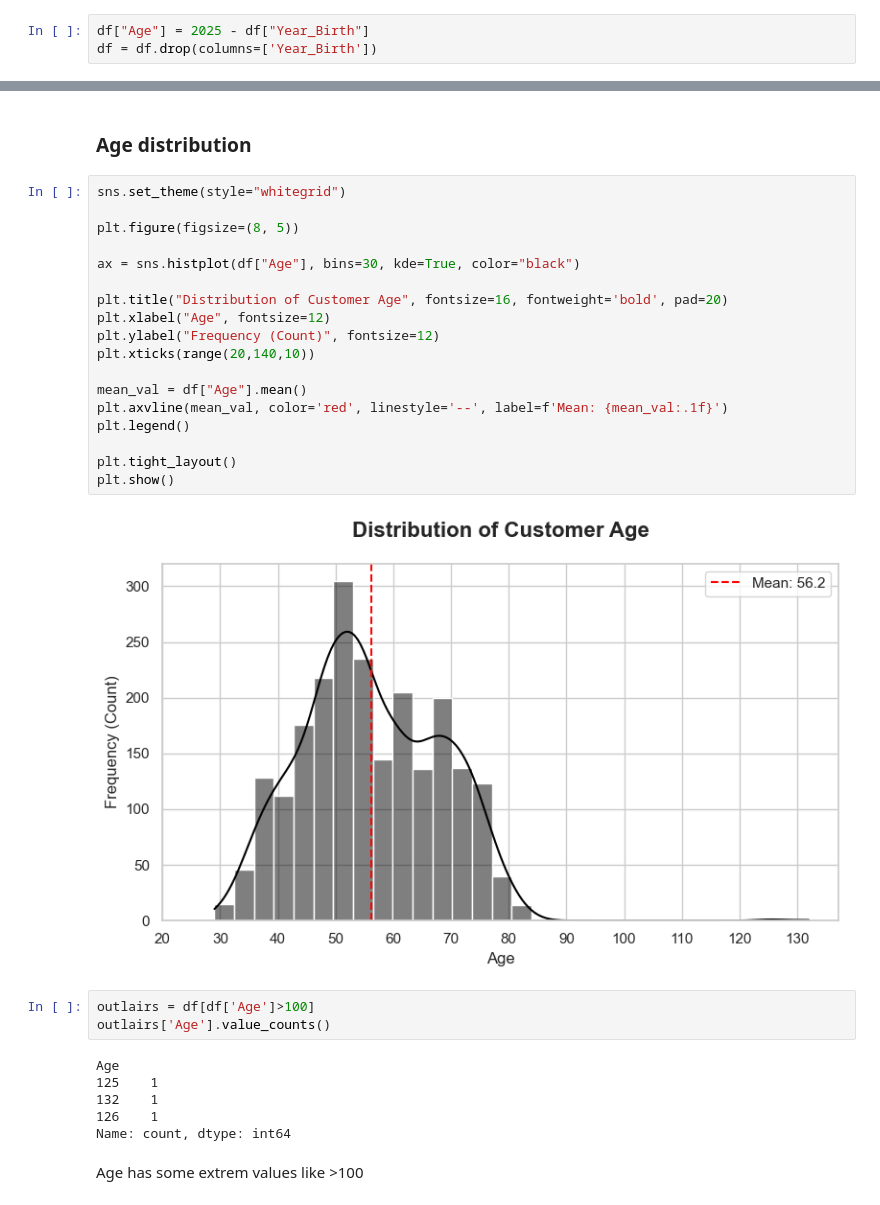
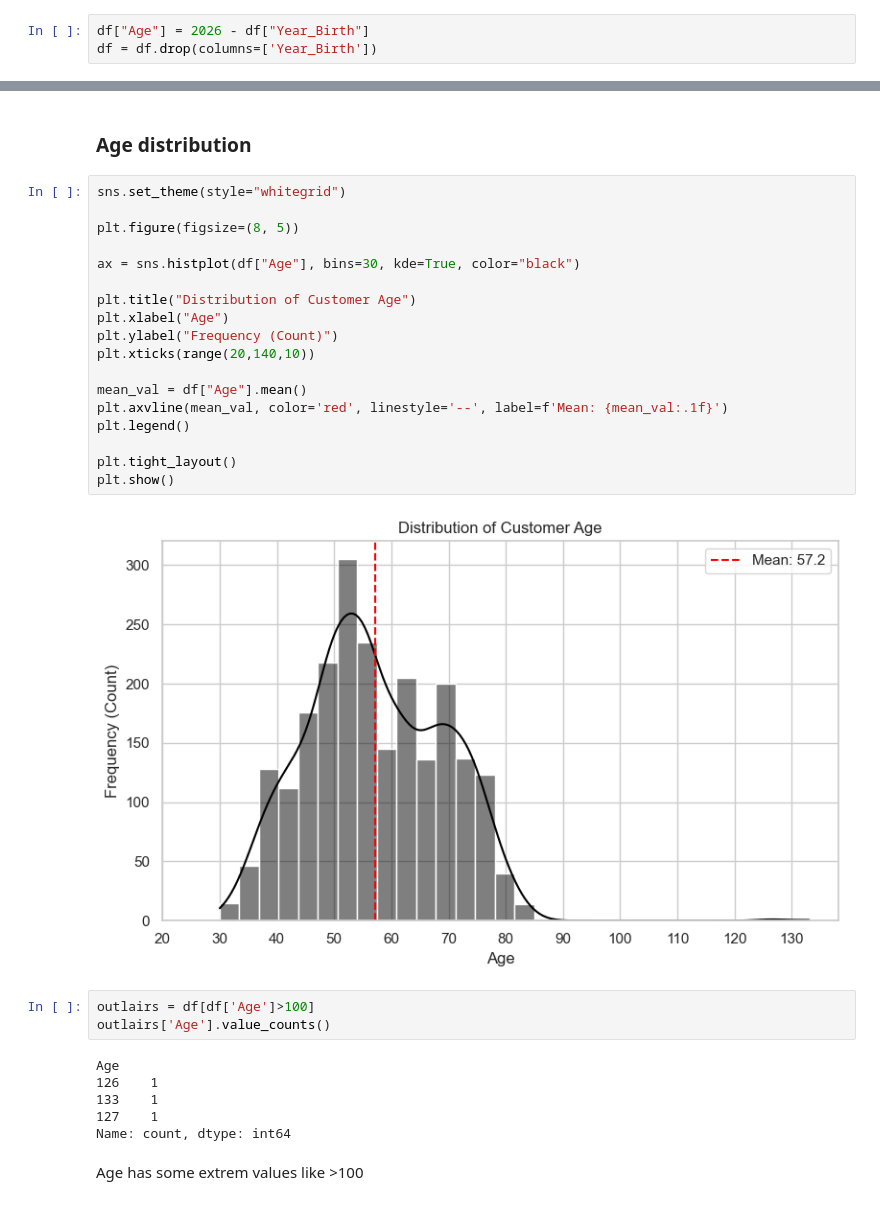
Before and after one commit to muhammedriswanp/customer-segmentation-clustering, a Jupyter notebook: notebooks/project_analysis.ipynb, the cells around one changed output, grey strips where cells are left out. Drawn from its saved outputs; the diff is of its cells as text.

```diff
--- a/notebooks/project_analysis.ipynb
+++ b/notebooks/project_analysis.ipynb
@@ -77,7 +128,7 @@ df.describe()
 | max | 11191.000000 | 1996.000000 | 666666.000000 | 2.000000 | 2.000000 | 99.000000 | 1493.000000 | 199.000000 | 1725.000000 | ... |
 8 rows × 26 columns
 # %%
-df["Age"] = 2025 - df["Year_Birth"]
+df["Age"] = 2026 - df["Year_Birth"]
 df = df.drop(columns=['Year_Birth'])
 # %% [markdown]
 Convert the year of born to Age
@@ -86,31 +137,31 @@ Convert the year of born to Age
 # %%
 sns.set_theme(style="whitegrid")
 
 plt.figure(figsize=(8, 5))
 
 ax = sns.histplot(df["Age"], bins=30, kde=True, color="black")
 
-plt.title("Distribution of Customer Age", fontsize=16, fontweight='bold', pad=20)
-plt.xlabel("Age", fontsize=12)
-plt.ylabel("Frequency (Count)", fontsize=12)
+plt.title("Distribution of Customer Age")
+plt.xlabel("Age")
+plt.ylabel("Frequency (Count)")
 plt.xticks(range(20,140,10))
 
 mean_val = df["Age"].mean()
 plt.axvline(mean_val, color='red', linestyle='--', label=f'Mean: {mean_val:.1f}')
 plt.legend()
 
 plt.tight_layout()
 plt.show()
 # %% [output]
-[figure, old version]
+[figure, new version]
 # %%
 outlairs = df[df['Age']>100]
 outlairs['Age'].value_counts()
 # %% [output]
 Age
-125    1
-132    1
 126    1
+133    1
+127    1
 Name: count, dtype: int64
 # %% [markdown]
 Age has some extrem values like >100
```
Also changed, not shown: parts of 75 cells of this notebook, 8 other files.
